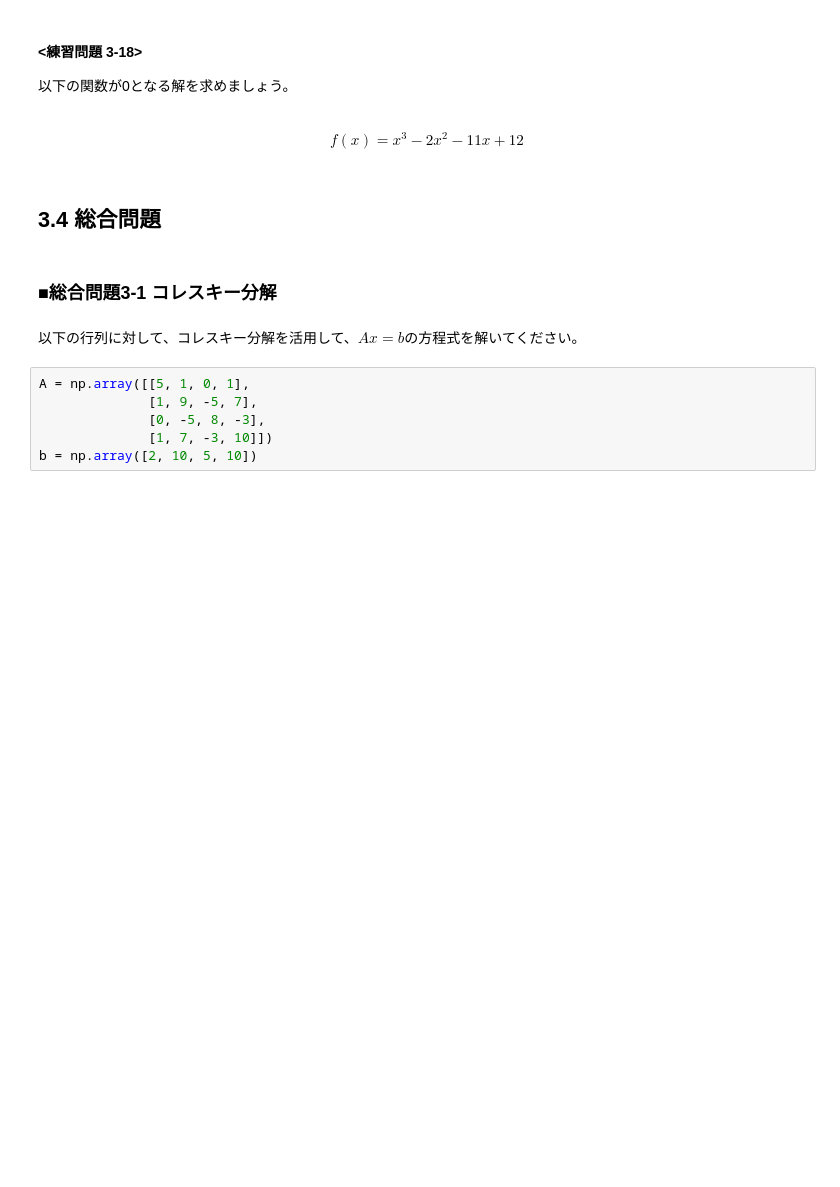
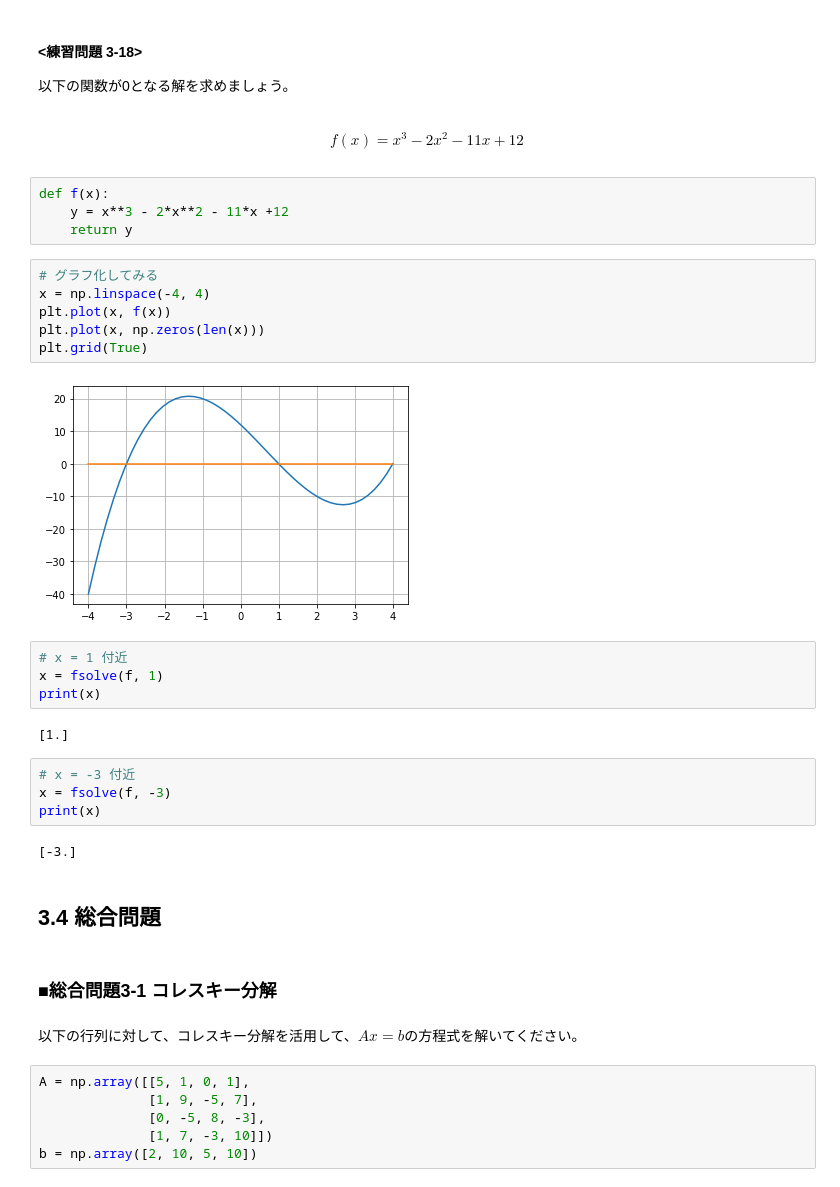
Before and after one commit to takafumi12/tokyou-u_chapters, a Jupyter notebook: GCI2020/week2/chapter3.ipynb, the cells around one changed output. Drawn from its saved outputs; the diff is of its cells as text; blank space fills up the shorter version.

```diff
--- a/GCI2020/week2/chapter3.ipynb
+++ b/GCI2020/week2/chapter3.ipynb
@@ -1211,6 +1255,30 @@ Sicpyを用いて、以下の関数が0となる解を求めましょう。
 \begin{eqnarray*}
 \ f(x) = x^3 - 2x^2 - 11x +12
 \end{eqnarray*}
+# %%
+def f(x):
+    y = x**3 - 2*x**2 - 11*x +12
+    return y
+# %%
+# グラフ化してみる
+x = np.linspace(-4, 4)
+plt.plot(x, f(x))
+plt.plot(x, np.zeros(len(x)))
+plt.grid(True)
+# %% [output]
+[figure, added]
+# %%
+# x = 1 付近
+x = fsolve(f, 1)
+print(x)
+# %% [output]
+[1.]
+# %%
+# x = -3 付近
+x = fsolve(f, -3)
+print(x)
+# %% [output]
+[-3.]
 # %% [markdown]
 ## 3.4 総合問題
 # %% [markdown]
```
Also changed, not shown: parts of 18 cells of this notebook, 2 other files.
